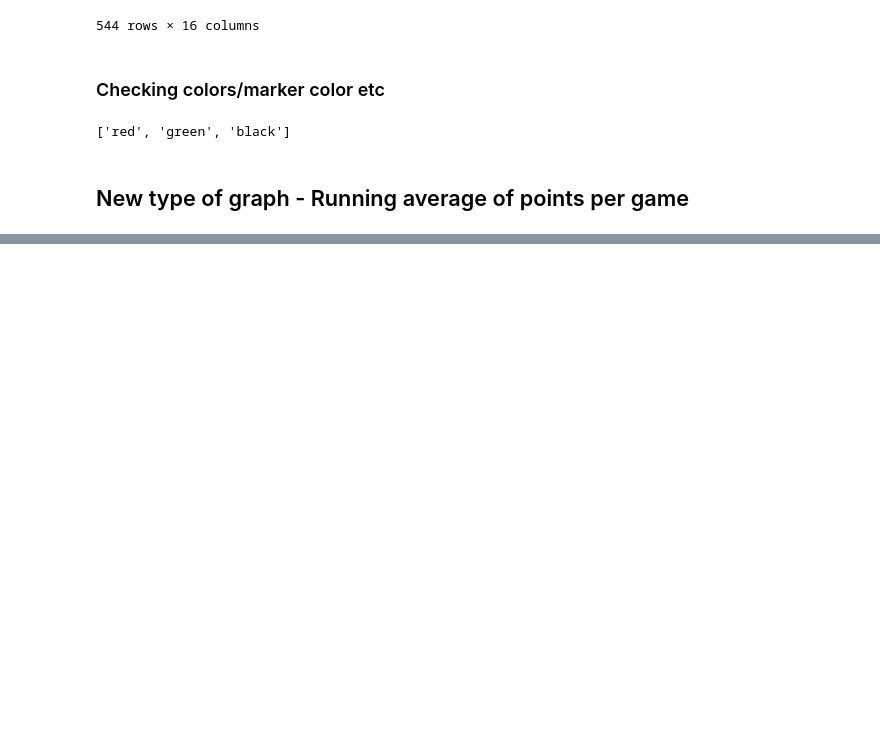
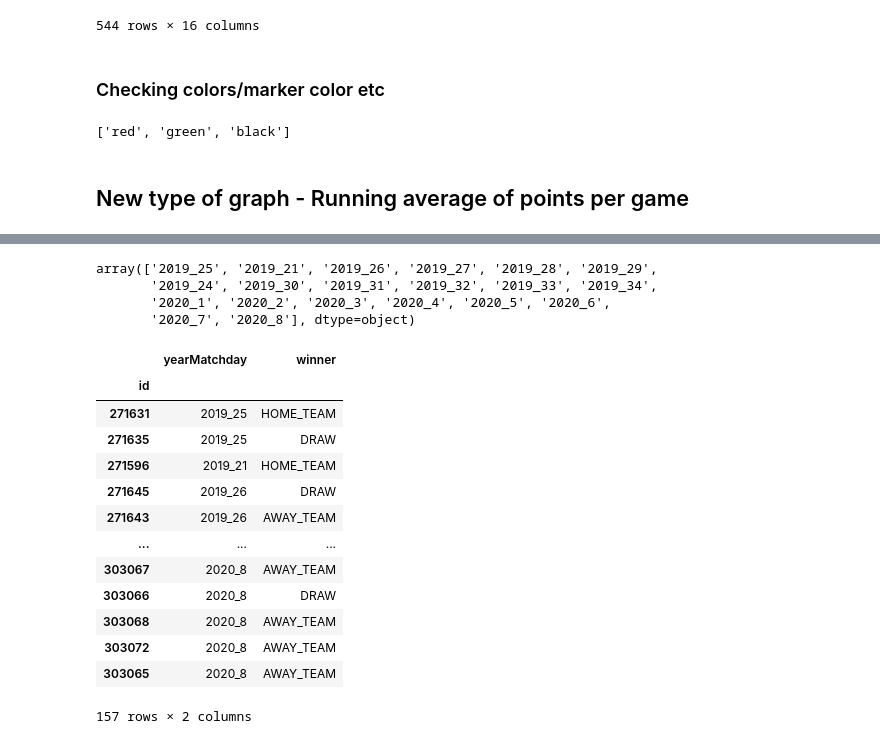
Before and after one commit to rensoostenbach/football-away-games-corona, a Jupyter notebook: Playground.ipynb, the cells around one changed output, grey strips where cells are left out. Cells and saved outputs as stored; diff of their text form; code cells hidden in the pictures; blank space fills up the shorter version.

Commit message:
Playground update for fixing weird matchdays
Some matches from pre corona matchdays were played in post corona times. These are excluded now

```diff
--- a/Playground.ipynb
+++ b/Playground.ipynb
@@ -264,0 +244,13 @@ points_df
+# %%
+# Checking what's wrong with Bundesliga (and maybe other leagues)
+league = 'BL1'
+df = pd.read_pickle('data/all_data.pickle').dropna(subset=['matchday'])
+df = df.sort_values(by='utcDate')
+df['matchday'] = df['matchday'].astype(int)
+df['yearMatchday'] = df['year'].astype(str)+'_'+df['matchday'].astype(str)
+# %%
+df_pre = df[(df['corona'] == 'pre') & (df['league'] == league)]
+df_post = df[(df['corona'] == 'post') & (df['league'] == league)]
+# %%
+dff_pre = df_pre[['yearMatchday', 'winner']]
+dff_post = df_post[['yearMatchday', 'winner']]
@@ -264,0 +271,24 @@ points_df
+# %%
+dff_post['yearMatchday'].unique()
+# %% [output]
+array(['2019_25', '2019_21', '2019_26', '2019_27', '2019_28', '2019_29',
+       '2019_24', '2019_30', '2019_31', '2019_32', '2019_33', '2019_34',
+       '2020_1', '2020_2', '2020_3', '2020_4', '2020_5', '2020_6',
+       '2020_7', '2020_8'], dtype=object)
+# %%
+dff_post
+# %% [output]
+|  | yearMatchday | winner |
+| id |  |  |
+| 271631 | 2019_25 | HOME_TEAM |
+| 271635 | 2019_25 | DRAW |
+| 271596 | 2019_21 | HOME_TEAM |
+| 271645 | 2019_26 | DRAW |
+| 271643 | 2019_26 | AWAY_TEAM |
+| ... | ... | ... |
+| 303067 | 2020_8 | AWAY_TEAM |
+| 303066 | 2020_8 | DRAW |
+| 303068 | 2020_8 | AWAY_TEAM |
+| 303072 | 2020_8 | AWAY_TEAM |
+| 303065 | 2020_8 | AWAY_TEAM |
+157 rows × 2 columns
```
Also changed, not shown: parts of 5 cells of this notebook.
